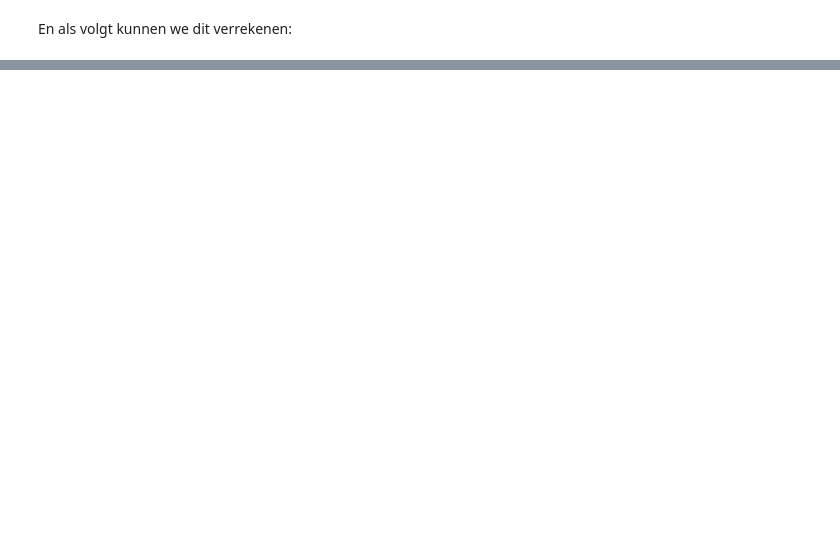
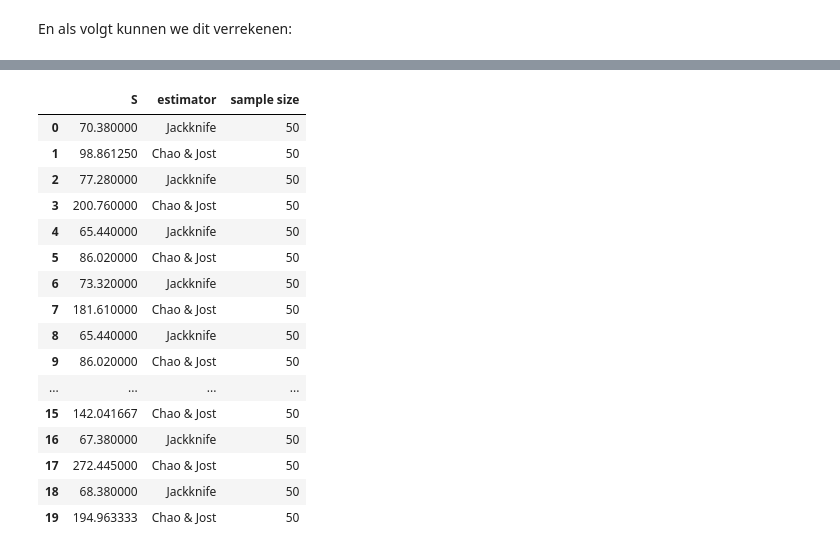
Before and after one commit to mikekestemont/chivalric_diversity, a Jupyter notebook: analysis.ipynb, the cells around one changed output, grey strips where cells are left out. Cells and saved outputs as stored; diff of their text form; code cells hidden in the pictures; blank space fills up the shorter version.

```diff
--- a/analysis.ipynb
+++ b/analysis.ipynb
@@ -157,0 +237,13 @@ t - bias
+# %%
+def sample_lnorm(s_pool, n_sims, cv=1):
+    """
+    n_sims = sample size
+    s_pool = population size, num of distinct species
+    """
+    mu = n_sims / s_pool
+    sd = mu * cv
+    sigma = np.sqrt(np.log(sd ** 2 / mu ** 2 + 1))
+    mu = np.log(mu) - sigma ** 2 / 2
+    pop = np.random.lognormal(mean=mu, sigma=sigma, size=s_pool)
+    _, pop = np.unique(np.random.choice(s_pool, size=n_sims, p=pop / pop.sum()), return_counts=True)
+    return pop
@@ -157,0 +274,21 @@ t - bias
+# %%
+S_df = pd.DataFrame(results)
+S_df.head(20)
+# %% [output]
+|  | S | estimator | sample size |
+| 0 | 70.380000 | Jackknife | 50 |
+| 1 | 98.861250 | Chao & Jost | 50 |
+| 2 | 77.280000 | Jackknife | 50 |
+| 3 | 200.760000 | Chao & Jost | 50 |
+| 4 | 65.440000 | Jackknife | 50 |
+| 5 | 86.020000 | Chao & Jost | 50 |
+| 6 | 73.320000 | Jackknife | 50 |
+| 7 | 181.610000 | Chao & Jost | 50 |
+| 8 | 65.440000 | Jackknife | 50 |
+| 9 | 86.020000 | Chao & Jost | 50 |
+| ... | ... | ... | ... |
+| 15 | 142.041667 | Chao & Jost | 50 |
+| 16 | 67.380000 | Jackknife | 50 |
+| 17 | 272.445000 | Chao & Jost | 50 |
+| 18 | 68.380000 | Jackknife | 50 |
+| 19 | 194.963333 | Chao & Jost | 50 |
```
Also changed, not shown: parts of 39 cells of this notebook.
